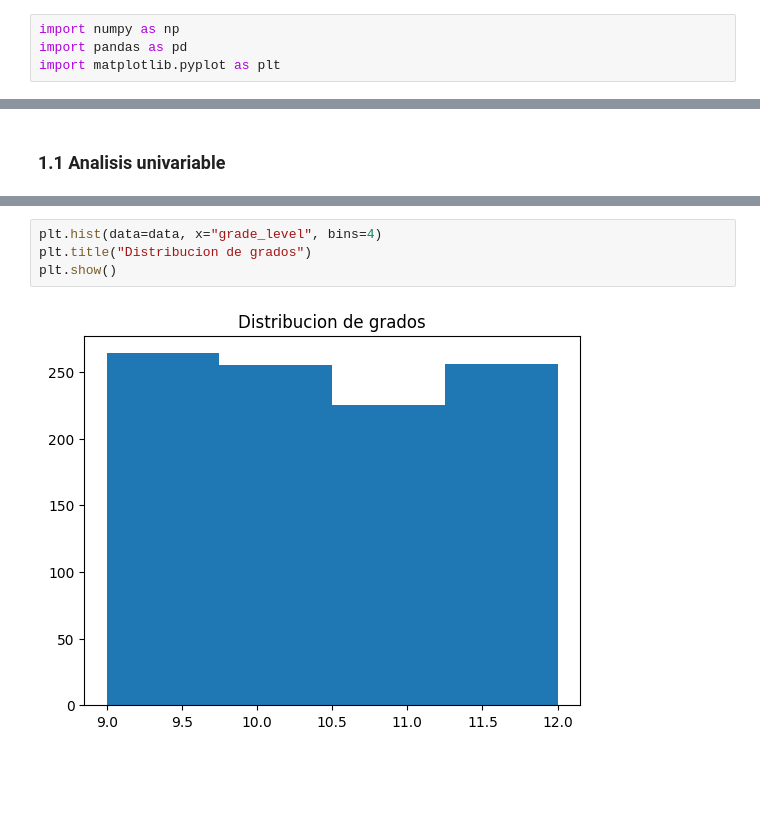
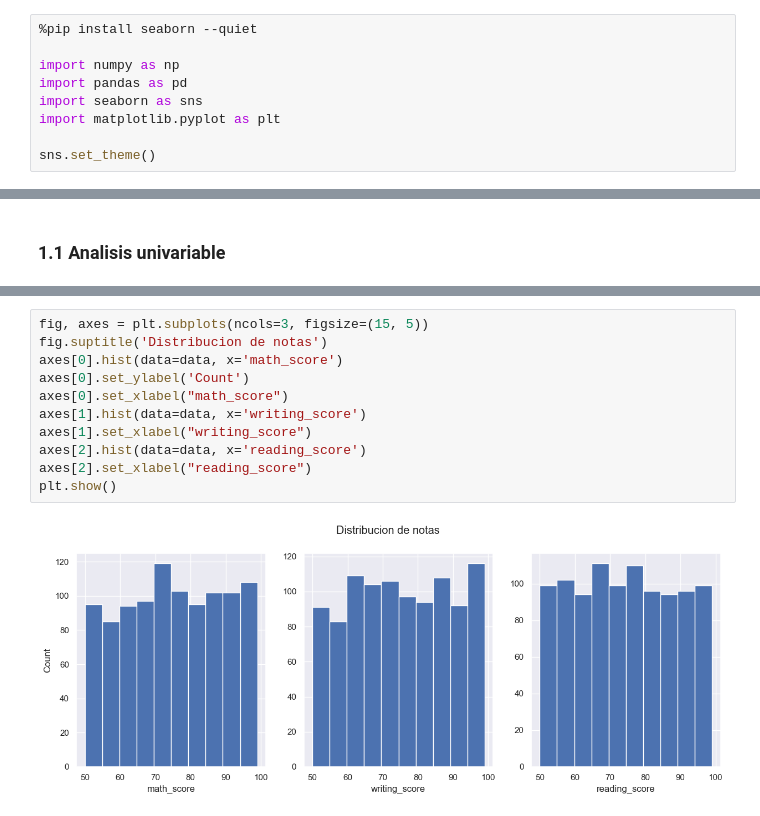
Before and after one commit to AidamZzzZ/student_academic_performance, a Jupyter notebook: notebooks/01.eda.ipynb, the cells around one changed output, grey strips where cells are left out. Cells and saved outputs as stored; diff of their text form; blank space fills up the shorter version.

```diff
--- a/notebooks/01.eda.ipynb
+++ b/notebooks/01.eda.ipynb
@@ -1,4 +1,9 @@
 # %%
+%pip install seaborn --quiet
+
 import numpy as np
 import pandas as pd
+import seaborn as sns
 import matplotlib.pyplot as plt
+
+sns.set_theme()
@@ -167,6 +176,13 @@ plt.show()
 # %%
-plt.hist(data=data, x="grade_level", bins=4)
-plt.title("Distribucion de grados")
+fig, axes = plt.subplots(ncols=3, figsize=(15, 5))
+fig.suptitle('Distribucion de notas')
+axes[0].hist(data=data, x='math_score')
+axes[0].set_ylabel('Count')
+axes[0].set_xlabel("math_score")
+axes[1].hist(data=data, x='writing_score')
+axes[1].set_xlabel("writing_score")
+axes[2].hist(data=data, x='reading_score')
+axes[2].set_xlabel("reading_score")
 plt.show()
 # %% [output]
-[figure, old version]
+[figure, new version]
```
Also changed, not shown: parts of 14 cells of this notebook.
